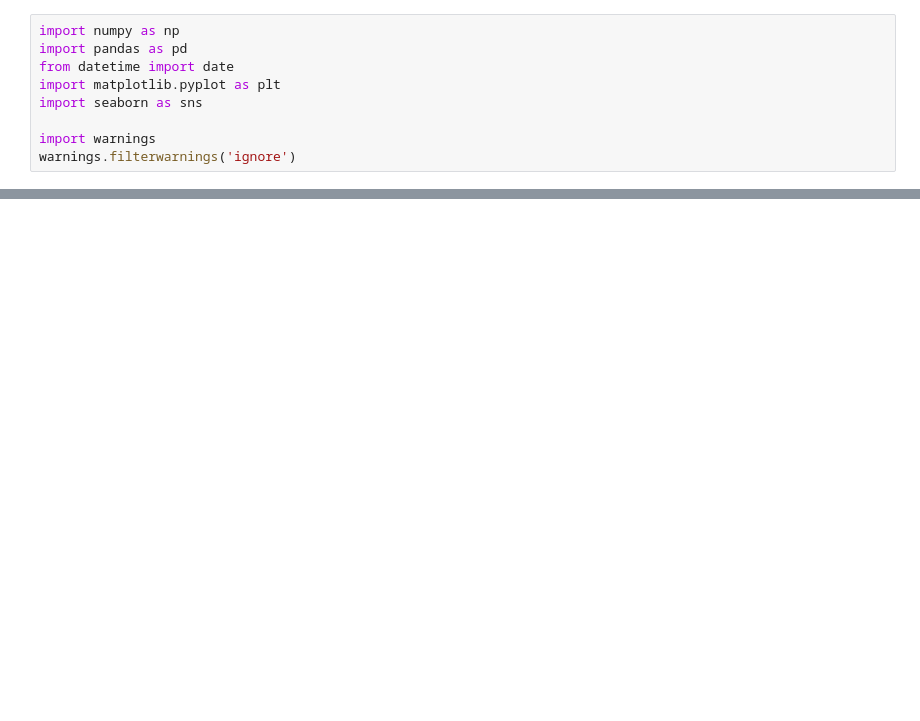
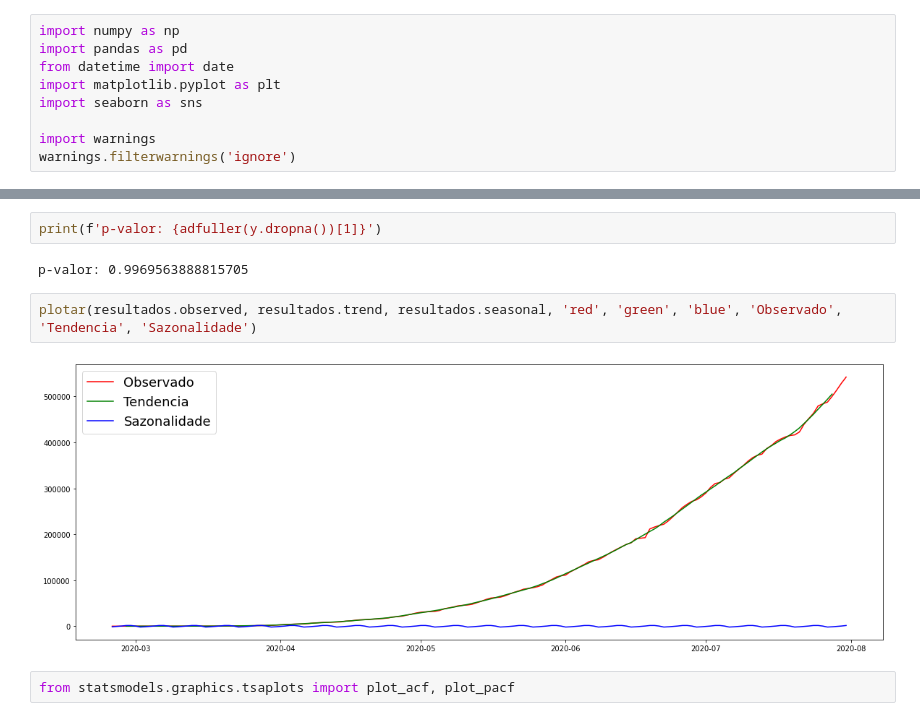
Before and after one commit to rivaldo/time_series_alura, a Jupyter notebook: curso_02/previsao_temporal.ipynb, the cells around one changed output, grey strips where cells are left out. Cells and saved outputs as stored; diff of their text form; blank space fills up the shorter version.

```diff
--- a/curso_02/previsao_temporal.ipynb
+++ b/curso_02/previsao_temporal.ipynb
@@ -9,0 +153,10 @@ warnings.filterwarnings('ignore')
+# %%
+print(f'p-valor: {adfuller(y.dropna())[1]}')
+# %% [output]
+p-valor: 0.9969563888815705
+# %%
+plotar(resultados.observed, resultados.trend, resultados.seasonal, 'red', 'green', 'blue', 'Observado', 'Tendencia', 'Sazonalidade')
+# %% [output]
+[figure, added]
+# %%
+from statsmodels.graphics.tsaplots import plot_acf, plot_pacf
```
Also changed, not shown: parts of 50 cells of this notebook, 2 other files.
